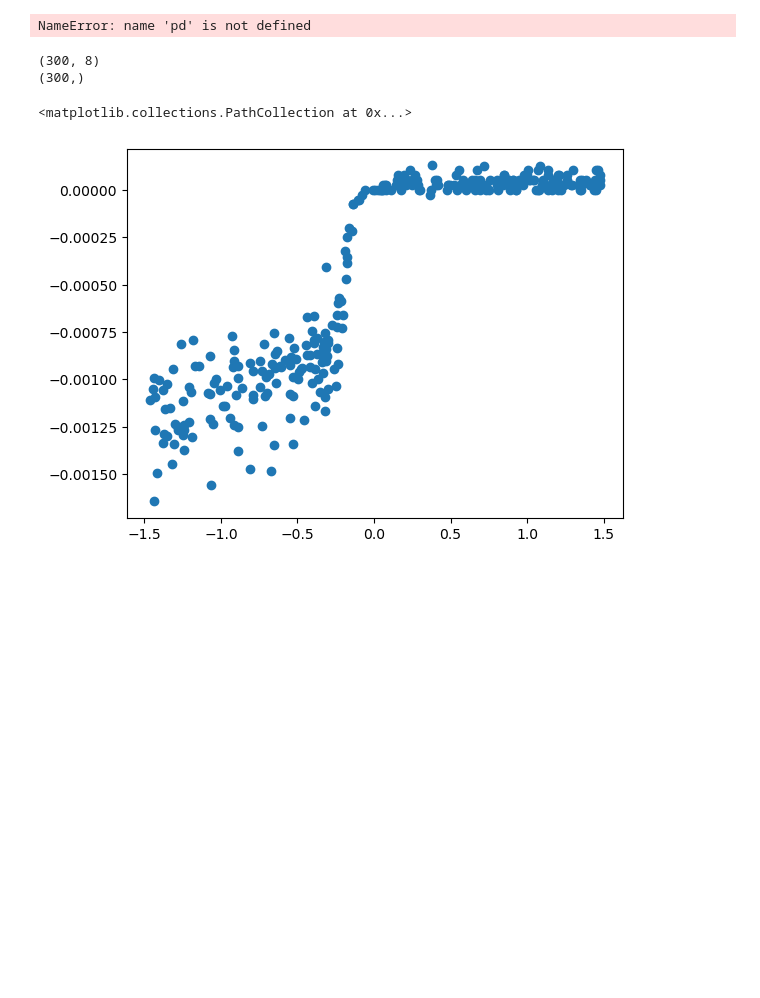
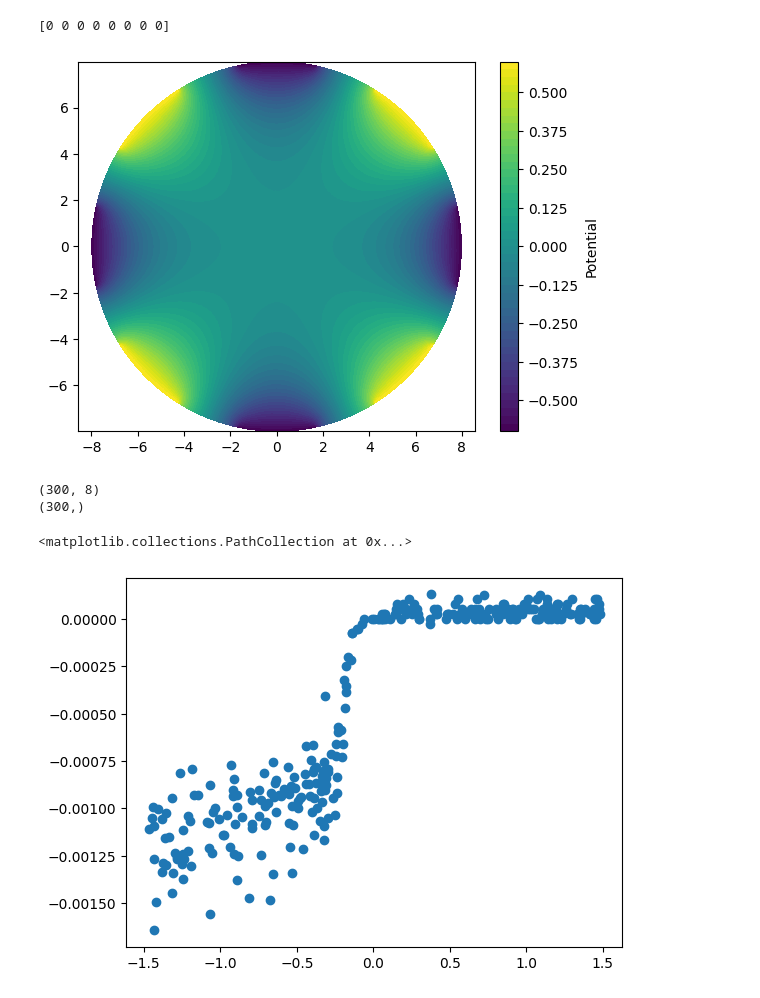
Before and after one commit to jwass1997/KMC_V1.1, a Jupyter notebook: test.ipynb, the cells around one changed output. Saved outputs shown, nothing was run; the diff lists cells and outputs as text; code cells hidden in the pictures; blank space fills up the shorter version.

```diff
--- a/test.ipynb
+++ b/test.ipynb
@@ -2,14 +2,21 @@
 import numpy as np
 import matplotlib.pyplot as plt
 import pandas as pd
+# %%
+data = np.load("currentData/device_1.npz")
+event_counts = data["event_counts"]
+current_counter = np.tril(event_counts - event_counts.T).flatten()
+print(current_counter[-9:-1])
+# %% [output]
+[0 0 0 0 0 0 0 0]
 # %%
-df = pd.read_csv("potential.csv")
+df = pd.read_csv("my_potential.csv")
 plt.tricontourf(df.x, df.y, df.potential, levels=50)
 plt.colorbar(label="Potential")
 plt.axis("equal")
 plt.show()
 # %% [output]
-NameError: name 'pd' is not defined
+[figure, added]
 # %%
 batch = np.load("currentData/batch_test.npz")
 print(batch["inputs"].shape)
```
Also changed, not shown: parts of 2 cells of this notebook, 6 other files.
